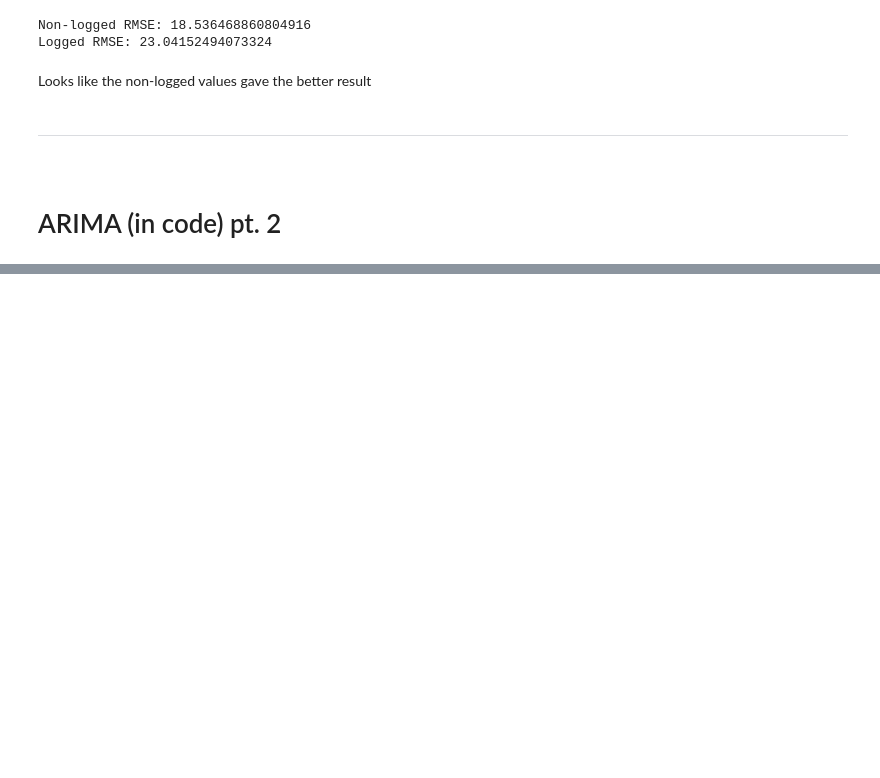
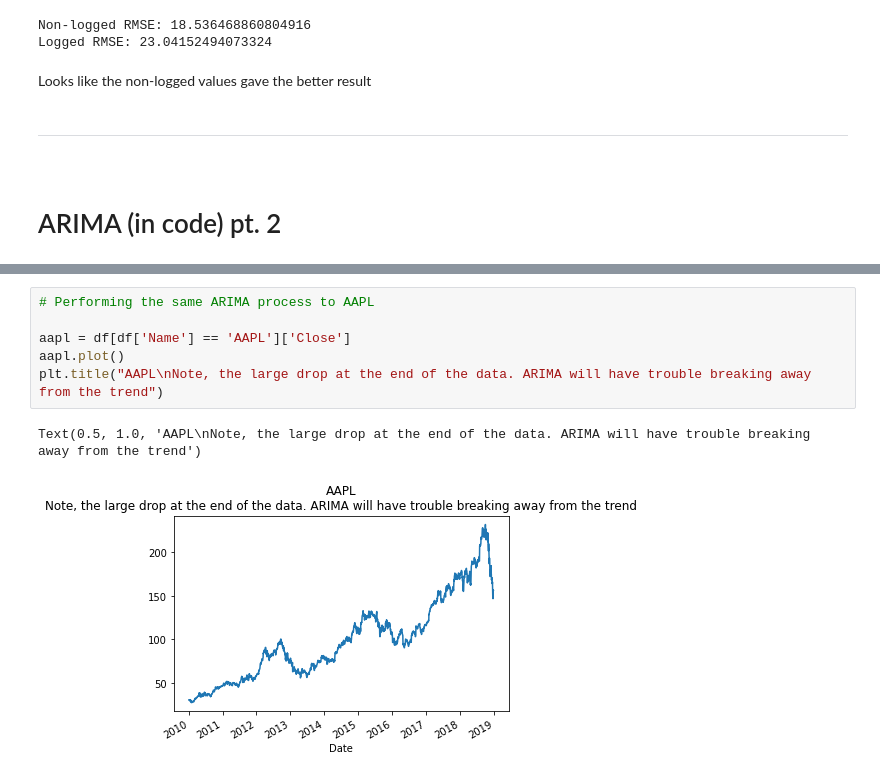
Before and after one commit to StevenSigil/Financial-Engineering-and-AI-with-Python-Project, a Jupyter notebook: my_files/11-Auto_ARIMA_and_ModelSelection.ipynb, the cells around one changed output, grey strips where cells are left out. Cells and saved outputs as stored; diff of their text form; blank space fills up the shorter version.

```diff
--- a/my_files/11-Auto_ARIMA_and_ModelSelection.ipynb
+++ b/my_files/11-Auto_ARIMA_and_ModelSelection.ipynb
@@ -252,0 +371,9 @@ Looks like the non-logged values gave the better result
+# %%
+# Performing the same ARIMA process to AAPL
+
+aapl = df[df['Name'] == 'AAPL']['Close']
+aapl.plot()
+plt.title("AAPL\nNote, the large drop at the end of the data. ARIMA will have trouble breaking away from the trend")
+# %% [output]
+Text(0.5, 1.0, 'AAPL\nNote, the large drop at the end of the data. ARIMA will have trouble breaking away from the trend')
+[figure, added]
```
Also changed, not shown: parts of 31 cells of this notebook, 1 other file.
